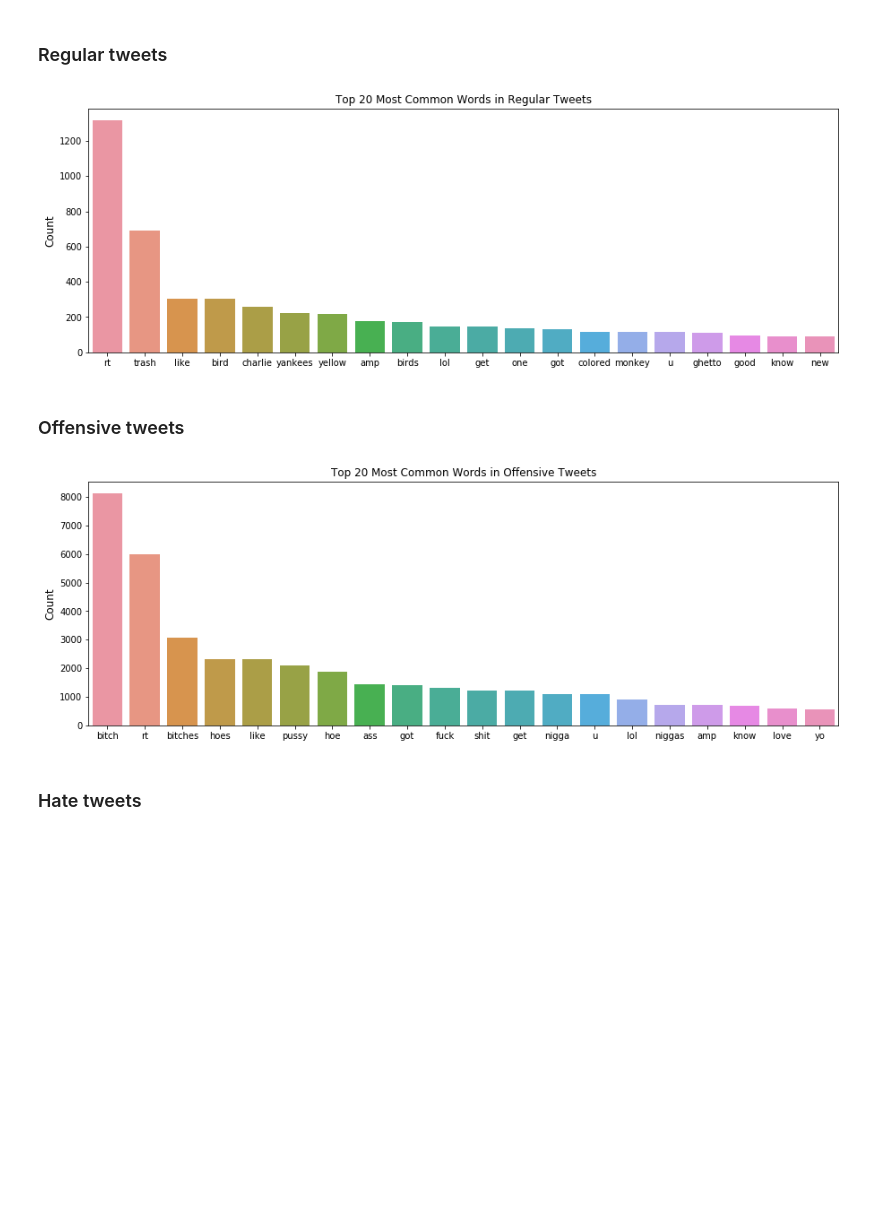
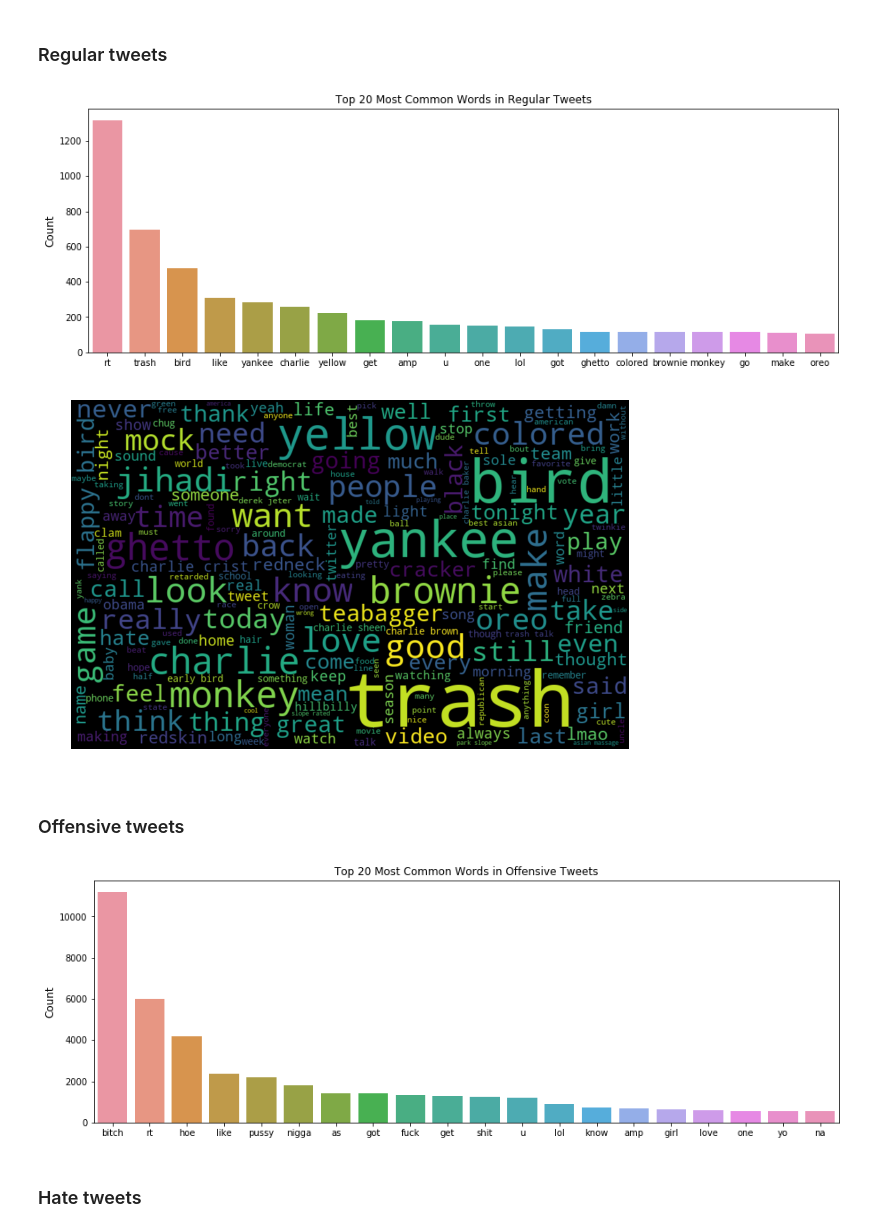
Before and after one commit to marty-vanhoof/Hate_Speech_Detection_with_Machine_Learning, a Jupyter notebook: cleaning_analysis_modelling.ipynb, the cells around one changed output. Drawn from its saved outputs; the diff is of its cells as text; code cells hidden in the pictures; blank space fills up the shorter version.

Commit message:
Word cloud for regular tweets

```diff
--- a/cleaning_analysis_modelling.ipynb
+++ b/cleaning_analysis_modelling.ipynb
@@ -155,8 +156,19 @@ def remove_lone_hashtags(tokenized_tweet):
 
     return no_hashtags
 
+def remove_small_words(tokenized_tweet, word_length):
+    '''
+    Removes all words with len(word) <= word_length.  This is mainly for
+    making the word cloud.  I don't want the word cloud to get gunked
+    up with dumb words like 'u', 'lol', 'get', 'as', etc.
+    '''
+    no_smalls = [t for t in tokenized_tweet if t > word_length]
+
+    return no_smalls
+
+
 df.tokenized_tweet = df.tokenized_tweet.apply(remove_stops)
-#df.tokenized_tweet = df.tokenized_tweet.apply(lemmatize_tweet)
+df.tokenized_tweet = df.tokenized_tweet.apply(lemmatize_tweet)
 df.tokenized_tweet = df.tokenized_tweet.apply(remove_lone_hashtags)
 
 
@@ -265,6 +277,22 @@ def word_bar_plot(tweets, n, tweet_type):
 
     return plt.show()
 
+def word_cloud(tweets):
+
+    # remove dumb short words like 'u', 'lol', 'get', 'as', etc.
+    words = [w for w in get_all_words(tweets) if len(w) > 3]
+
+    words = ' '.join([w for w in words])
+
+    w_cloud = WordCloud(width=800, height=500, max_font_size=110, random_state=13)
+    w_cloud.generate(words)
+
+    plt.figure(figsize=(10,7))
+    plt.imshow(w_cloud, interpolation="bilinear")
+    plt.axis('off')
+
+    return plt.show()
+
 regular_tweets = df[df['class'] == 2].tokenized_tweet
 offensive_tweets = df[df['class'] == 1].tokenized_tweet
 hate_tweets = df[df['class'] == 0].tokenized_tweet
@@ -273,15 +301,17 @@ hate_tweets = df[df['class'] == 0].tokenized_tweet
 ### Regular tweets
 # %%
 word_bar_plot(regular_tweets, 20, 'Regular')
+word_cloud(regular_tweets)
 # %% [output]
-[figure, old version]
+[figure, new version]
+[figure, added]
 # %% [markdown]
 <a id="offensive_count"></a>
 ### Offensive tweets
 # %%
 word_bar_plot(offensive_tweets, 20, 'Offensive')
 # %% [output]
-[figure, old version]
+[figure, new version]
 # %% [markdown]
 <a id="hate_count"></a>
 ### Hate tweets
```
Also changed, not shown: parts of 5 cells of this notebook.
